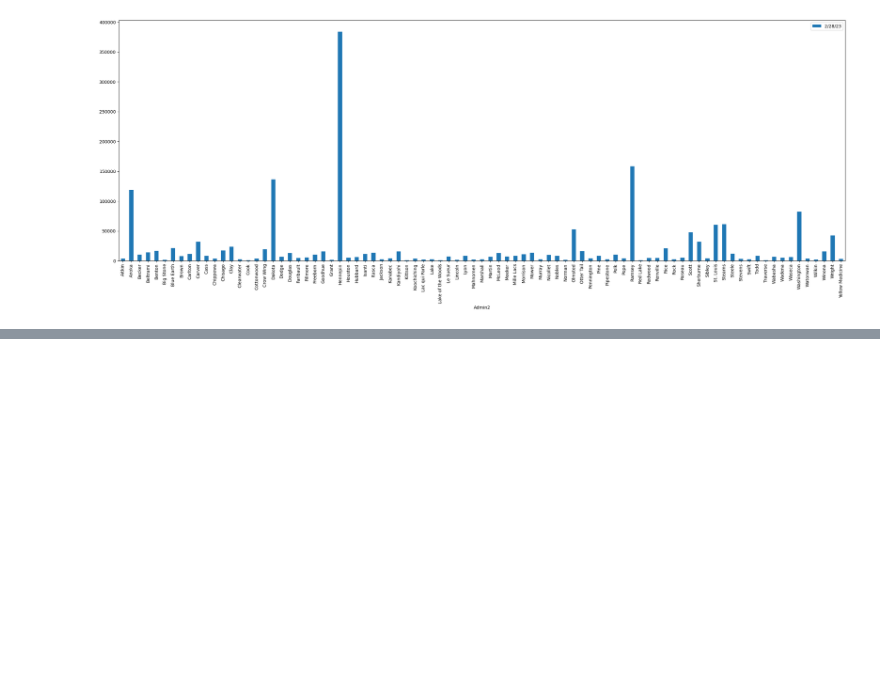
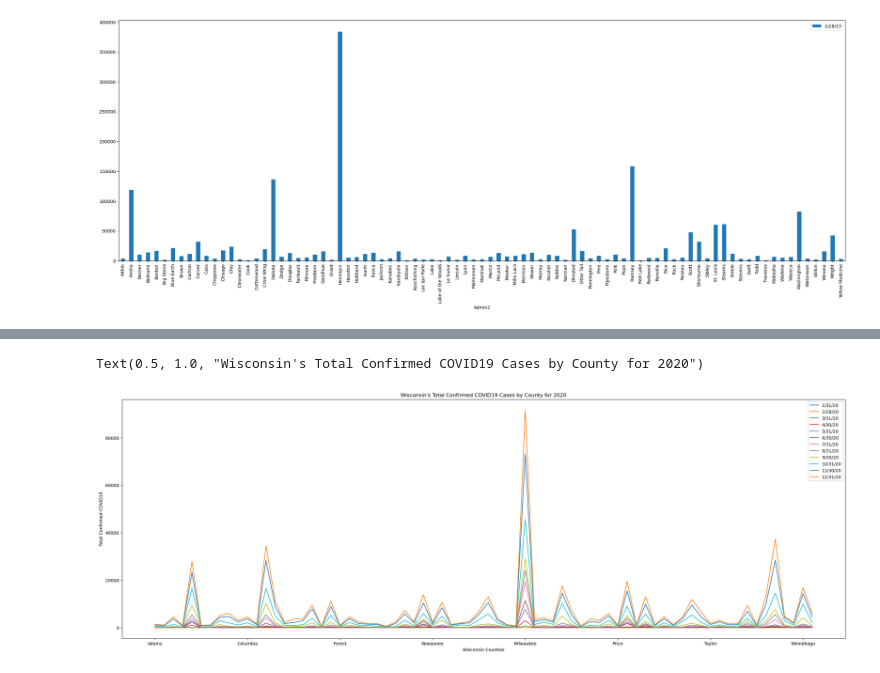
Before and after one commit to micah-11101/Covid-19Analysis, a Jupyter notebook: main.ipynb, the cells around one changed output, grey strips where cells are left out. Cells and saved outputs as stored; diff of their text form; code cells hidden in the pictures; blank space fills up the shorter version.

Commit message:
Actual working code to start with Wisconsin; Thanks Micah!

```diff
--- a/main.ipynb
+++ b/main.ipynb
@@ -83,0 +88,4 @@ minnesota_df.plot("Admin2","2/28/23",kind="bar",figsize=(30,10))
+# %%
+#Mysee's state: Wisconsin
+wisconsin_df = clean_df.loc[covid_df["Province_State"] == "Wisconsin"]
+wisconsin_df.head()
@@ -83,0 +110,10 @@ minnesota_df.plot("Admin2","2/28/23",kind="bar",figsize=(30,10))
+# %%
+#EW
+wisconsin_df.plot(x="Admin2", y=["1/31/20", "2/28/20", "3/31/20", "4/30/20", "5/31/20", "6/30/20", "7/31/20", "8/31/20", "9/30/20", "10/31/20", "11/30/20", "12/31/20"], kind="line", figsize=(30,10))
+plt.xlabel("Wisconsin Counties")
+plt.ylabel("Total Confirmed COVID19")
+plt.legend()
+plt.title("Wisconsin's Total Confirmed COVID19 Cases by County for 2020")
+# %% [output]
+Text(0.5, 1.0, "Wisconsin's Total Confirmed COVID19 Cases by County for 2020")
+[figure, added]
```
Also changed, not shown: parts of 9 cells of this notebook.
